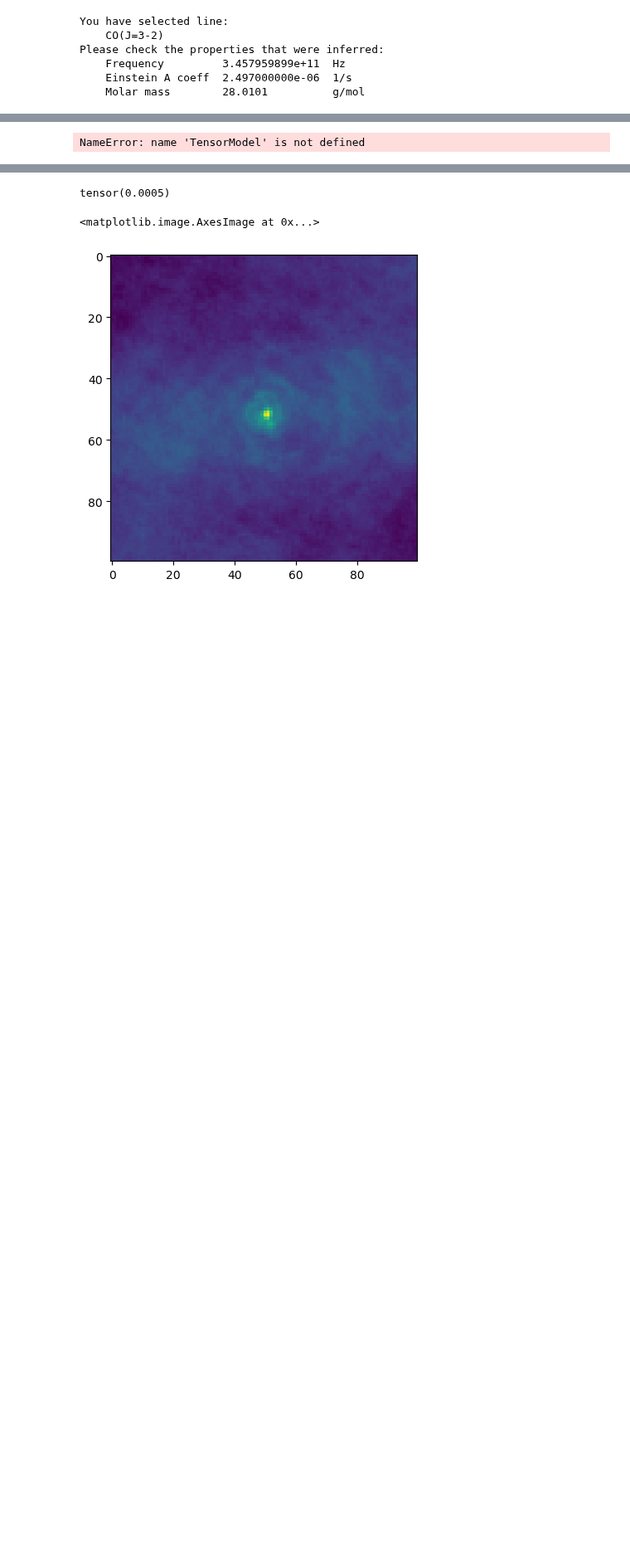
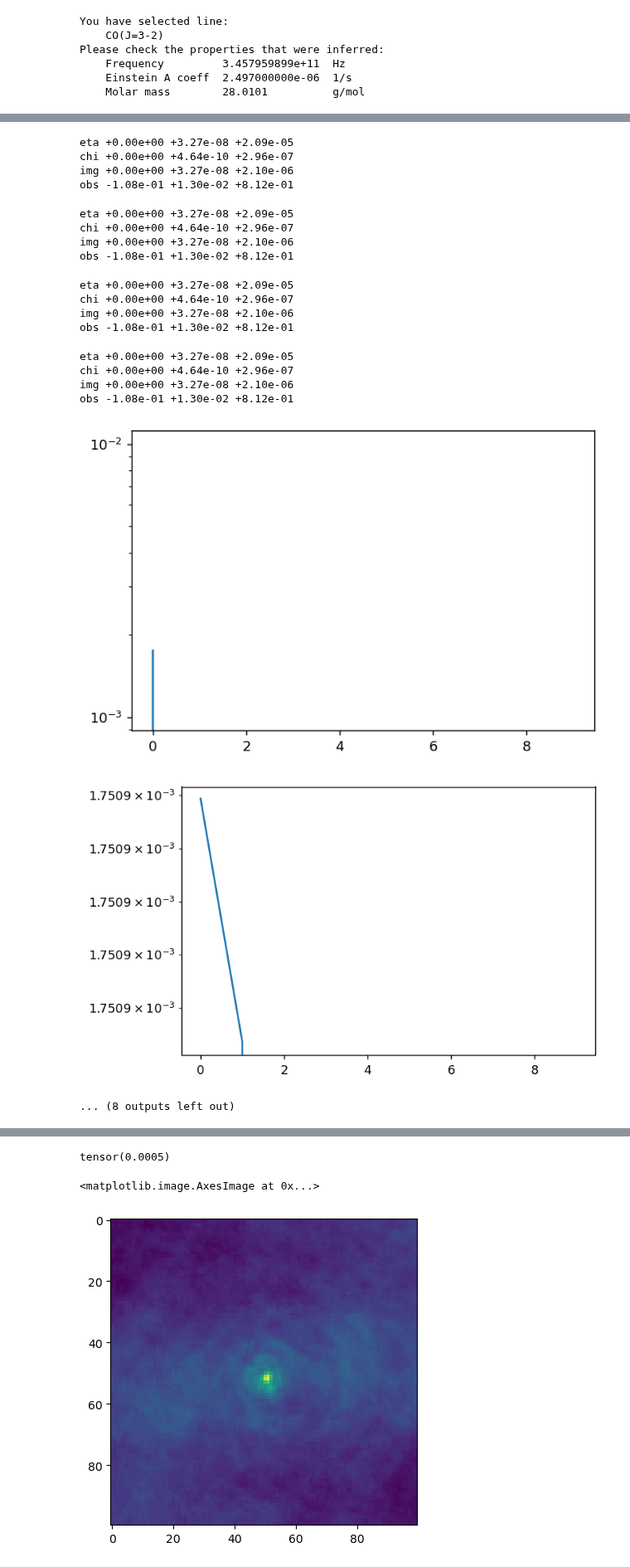
Before and after one commit to Magritte-code/pomme, a Jupyter notebook: docs/examples/simple.ipynb, the cells around one changed output, grey strips where cells are left out. Shown at 83% size. Drawn from its saved outputs; the diff is of its cells as text; code cells hidden in the pictures; blank space fills up the shorter version.

```diff
--- a/docs/examples/simple.ipynb
+++ b/docs/examples/simple.ipynb
@@ -277,18 +333,19 @@ from torch.nn import functional
 # %%
 model = TensorModel(
-    var_keys  = ['CO', 'temperature', 'velocity_z'],
+    var_keys  = ['log_CO', 'velocity_z'], #['CO', 'temperature', 'velocity_z'],
     box_sizes = (size_x, size_y, size_z),
     box_shape = box_shape
 )
 
-v_turb = 5.0e+3 # m/s
+v_turb = 1.5e+3 # m/s
 
-model['temperature'].data *= 50
+model['temperature'] = 200 * torch.ones_like(model['log_CO'])
+# model['velocity_z' ] =   0 * torch.ones_like(model['log_CO'])
+
+# model['temperature'].data *= 250
 model['velocity_z' ].data -= 0.5
-model['velocity_z' ].data *= 5000
+model['velocity_z' ].data *= 2000.0
 
-model['CO'         ].data *= 5.0e+18
+# model['CO'         ].data *=
-# %% [output]
-NameError: name 'TensorModel' is not defined
 # %%
 N_epochs = 10
@@ -300,15 +357,52 @@ losses = np.zeros(N_epochs)
 
 for i in tqdm(range(N_epochs)):
 
-    img = imaging_pipeline(model)
+    # img = imaging_pipeline(model)
+
+
+    # Compute the Doppler shift for each cell
+    shift = 1.0 + model["velocity_z"]/CC
+
+    # Create freqency tensor for each cell
+    freqs = torch.einsum("ijk, f -> ijkf", shift, fqs)
+
+    # Compute the LTE line emissivity and opacity, and the line profile
+    eta, chi = line.LTE_emissivity_and_opacity(model['temperature'])
+    profile  = line.gaussian_profile          (model['temperature'], v_turb, freqs)
+
+    # print_var("eta", eta)
+    # print_var("chi", chi)
+    # print_var("pro", profile)
+
+    abn = torch.exp(model['log_CO'])
+
+    eta = torch.einsum("ijk, ijkf -> ijkf", eta*abn, profile)
+    chi = torch.einsum("ijk, ijkf -> ijkf", chi*abn, profile)
+
+    eta *= 1.0e+40
+    chi *= 1.0e+24
+
+    print_var("eta", eta)
+    print_var("chi", chi)
+
+    # Create an image of the line
+    img = model.create_image(eta, chi, axis=2)
+
+    print_var("img", img)
+    print_var("obs", obs)
 
     loss_func = nn.functional.mse_loss(img, obs)
-
-    print(img.min().item(), img.mean().item(), img.max().item())
-    print(obs.min().item(), obs.mean().item(), obs.max().item())
+    # break
+    # print(img.min().item(), img.mean().item(), img.max().item())
+    # print(obs.min().item(), obs.mean().item(), obs.max().item())
 
     losses[i] = loss_func.item()
 
     optimizer.zero_grad()
     loss_func.backward ()
     optimizer.step     ()
+
+    plt.figure(dpi=130)
+    plt.plot(losses)
+    plt.yscale('log')
+# %% [output]
@@ -314,0 +433,19 @@ for i in tqdm(range(N_epochs)):
+eta +0.00e+00 +3.27e-08 +2.09e-05
+chi +0.00e+00 +4.64e-10 +2.96e-07
+img +0.00e+00 +3.27e-08 +2.10e-06
+obs -1.08e-01 +1.30e-02 +8.12e-01
+eta +0.00e+00 +3.27e-08 +2.09e-05
+chi +0.00e+00 +4.64e-10 +2.96e-07
+img +0.00e+00 +3.27e-08 +2.10e-06
+obs -1.08e-01 +1.30e-02 +8.12e-01
+eta +0.00e+00 +3.27e-08 +2.09e-05
+chi +0.00e+00 +4.64e-10 +2.96e-07
+img +0.00e+00 +3.27e-08 +2.10e-06
+obs -1.08e-01 +1.30e-02 +8.12e-01
+eta +0.00e+00 +3.27e-08 +2.09e-05
+chi +0.00e+00 +4.64e-10 +2.96e-07
+img +0.00e+00 +3.27e-08 +2.10e-06
+obs -1.08e-01 +1.30e-02 +8.12e-01
+[figure, added]
+[figure, added]
+... (8 outputs left out)
```
Also changed, not shown: parts of 29 cells of this notebook, 7 other files.
